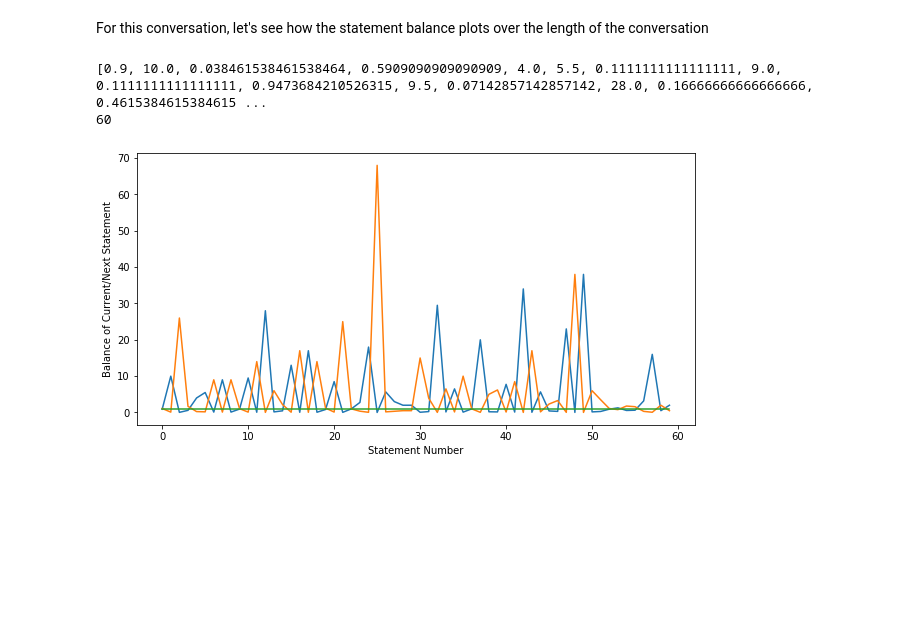
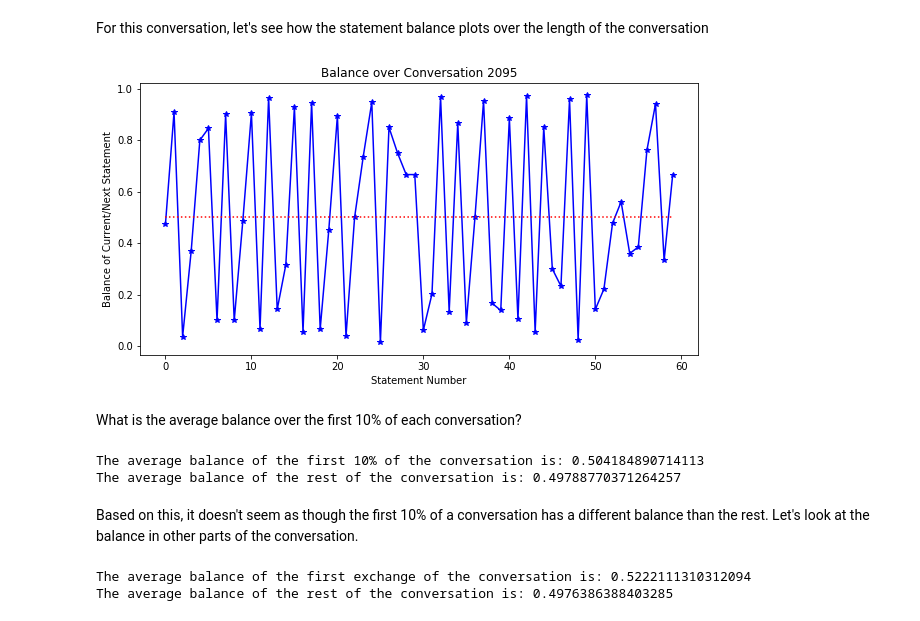
Before and after one commit to Gnome42/Cornell-Conversational-Analysis-Toolkit, a Jupyter notebook: datasets/switchboard-corpus/E_apply_balance_transform.ipynb, the cells around one changed output. Cells and saved outputs as stored; diff of their text form; code cells hidden in the pictures; blank space fills up the shorter version.

Commit message:
expanded balance transform tests in notebook

```diff
--- a/datasets/switchboard-corpus/E_apply_balance_transform.ipynb
+++ b/datasets/switchboard-corpus/E_apply_balance_transform.ipynb
@@ -68,27 +68,79 @@ For this conversation, let's see how the statement balance plots over the length
 # %%
 utt_list = corpus.conversations['2095-0']._utterance_ids
 statement_ids = []
 statement_balances = []
 
 for u in utt_list:
     if 'statement_balance' in corpus.utterances[u].meta:
         statement_ids.append(u)
         statement_balances.append(corpus.utterances[u].meta['statement_balance'])
 
-print(statement_balances)
-inv_balances = []
-for v in statement_balances:
-    inv_balances.append(1/v)
-
-print(len(np.ones(len(statement_balances))))
 plt.figure(figsize=(10,5))
-plt.plot(range(len(statement_balances)), statement_balances)
-# plt.plot(range(len(statement_balances)), inv_balances)
-plt.plot(range(len(statement_balances)), np.ones(len(statement_balances)))
+plt.plot(range(len(statement_balances)), statement_balances, 'b*-')
+plt.plot(range(len(statement_balances)), 0.5*np.ones(len(statement_balances)), 'r:')
+plt.title('Balance over Conversation 2095')
 plt.xlabel('Statement Number')
 plt.ylabel('Balance of Current/Next Statement')
 plt.show()
 # %% [output]
-[0.9, 10.0, 0.038461538461538464, 0.5909090909090909, 4.0, 5.5, 0.1111111111111111, 9.0, 0.1111111111111111, 0.9473684210526315, 9.5, 0.07142857142857142, 28.0, 0.16666666666666666, 0.4615384615384615 ...
-60
-[figure, old version]
+[figure, new version]
+# %% [markdown]
+What is the average balance over the first 10% of each conversation?
+# %%
+beg_balance = []
+rest_balance = []
+
+for c in corpus.conversations:
+    utt_list = corpus.conversations[c]._utterance_ids
+    statement_ids = []
+    statement_balances = []
+
+    # Get list of statement balances
+    for u in utt_list:
+        if 'statement_balance' in corpus.utterances[u].meta:
+            statement_ids.append(u)
+            statement_balances.append(corpus.utterances[u].meta['statement_balance'])
+
+    # Split up the statements to different parts of the conversation
+    split = round(0.1*len(statement_balances))
+
+    beginning = statement_balances[:split]
+    rest = statement_balances[split:]
+    assert(len(beginning)+len(rest) == len(statement_balances))
+    beg_balance.append(sum(beginning)/len(beginning))
+    rest_balance.append(sum(rest)/len(rest))
+
+print('The average balance of the first 10% of the conversation is:', sum(beg_balance)/len(beg_balance))
+print('The average balance of the rest of the conversation is:', sum(rest_balance)/len(rest_balance))
+# %% [output]
+The average balance of the first 10% of the conversation is: 0.504184890714113
+The average balance of the rest of the conversation is: 0.49788770371264257
+# %% [markdown]
+Based on this, it doesn't seem as though the first 10% of a conversation has a different balance than the rest. Let's look at the balance in other parts of the conversation.
+# %%
+beg_balance = []
+rest_balance = []
+
+for c in corpus.conversations:
+    utt_list = corpus.conversations[c]._utterance_ids
+    statement_ids = []
+    statement_balances = []
+
+    # Get list of statement balances
+    for u in utt_list:
+        if 'statement_balance' in corpus.utterances[u].meta:
+            statement_ids.append(u)
+            statement_balances.append(corpus.utterances[u].meta['statement_balance'])
+
+    # Split up the statements to different parts of the conversation
+    beginning = statement_balances[:2]
+    rest = statement_balances[2:]
+    assert(len(beginning)+len(rest) == len(statement_balances))
+    beg_balance.append(sum(beginning)/len(beginning))
+    rest_balance.append(sum(rest)/len(rest))
+
+print('The average balance of the first exchange of the conversation is:', sum(beg_balance)/len(beg_balance))
+print('The average balance of the rest of the conversation is:', sum(rest_balance)/len(rest_balance))
+# %% [output]
+The average balance of the first exchange of the conversation is: 0.5222111310312094
+The average balance of the rest of the conversation is: 0.4976386388403285
```
Also changed, not shown: parts of 4 cells of this notebook.
